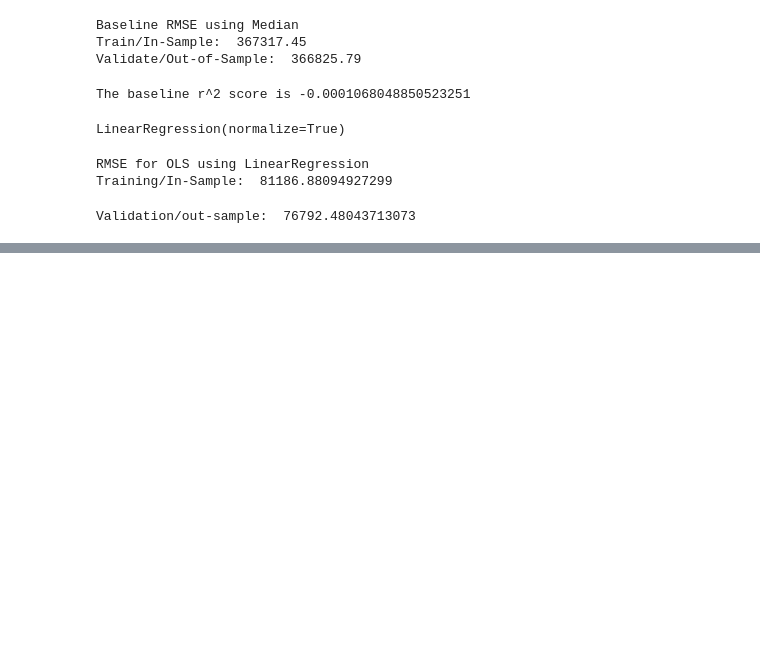
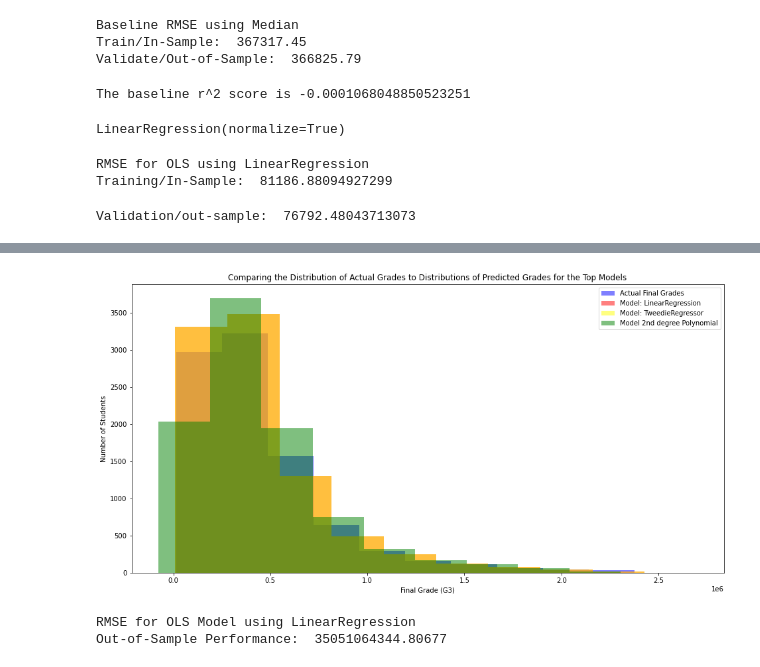
Before and after one commit to jamesallen0351/regression-project, a Jupyter notebook: scratchpad.ipynb, the cells around one changed output, grey strips where cells are left out. Cells and saved outputs as stored; diff of their text form; code cells hidden in the pictures; blank space fills up the shorter version.

```diff
--- a/scratchpad.ipynb
+++ b/scratchpad.ipynb
@@ -557,0 +757,32 @@ Validation/out-sample:  76792.48043713073
+# %%
+# histograms
+
+# plot to visualize actual vs predicted.
+plt.figure(figsize=(16,8))
+plt.hist(y_validate.tax_value, color='blue', alpha=.5, label="Actual Final Grades")
+plt.hist(y_validate.tax_value_pred_lm, color='red', alpha=.5, label="Model: LinearRegression")
+plt.hist(y_validate.tax_value_pred_glm, color='yellow', alpha=.5, label="Model: TweedieRegressor")
+plt.hist(y_validate.tax_value_pred_lm2, color='green', alpha=.5, label="Model 2nd degree Polynomial")
+plt.xlabel("Final Grade (G3)")
+plt.ylabel("Number of Students")
+plt.title("Comparing the Distribution of Actual Grades to Distributions of Predicted Grades for the Top Models")
+plt.legend()
+plt.show()
+# %% [output]
+[figure, added]
+# %%
+# Model Selection & Out-of-Sample Evaluation
+# Model selected: lm (using LinearRegression)
+
+y_test = pd.DataFrame(y_test)
+
+# predict on test
+y_test['tax_value_pred_lm'] = lm.predict(X_test)
+
+# evaluate: rmse
+rmse_test = mean_squared_error(y_test.tax_value, y_test.tax_value_pred_lm)**(1/2)
+
+print("RMSE for OLS Model using LinearRegression\nOut-of-Sample Performance: ", rmse_test)
+# %% [output]
+RMSE for OLS Model using LinearRegression
+Out-of-Sample Performance:  35051064344.80677
```
Also changed, not shown: parts of 22 cells of this notebook, 1 other file.
